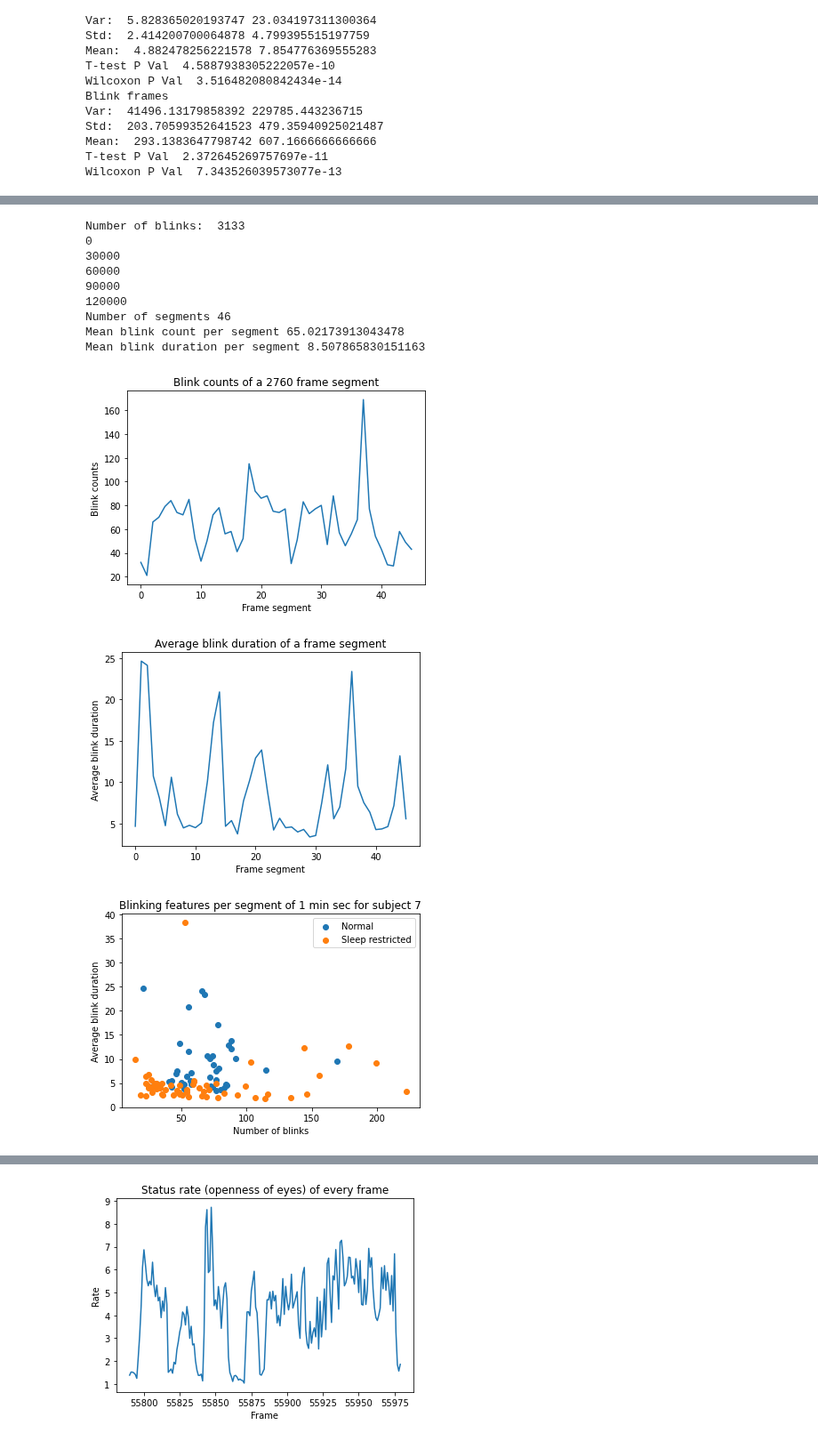
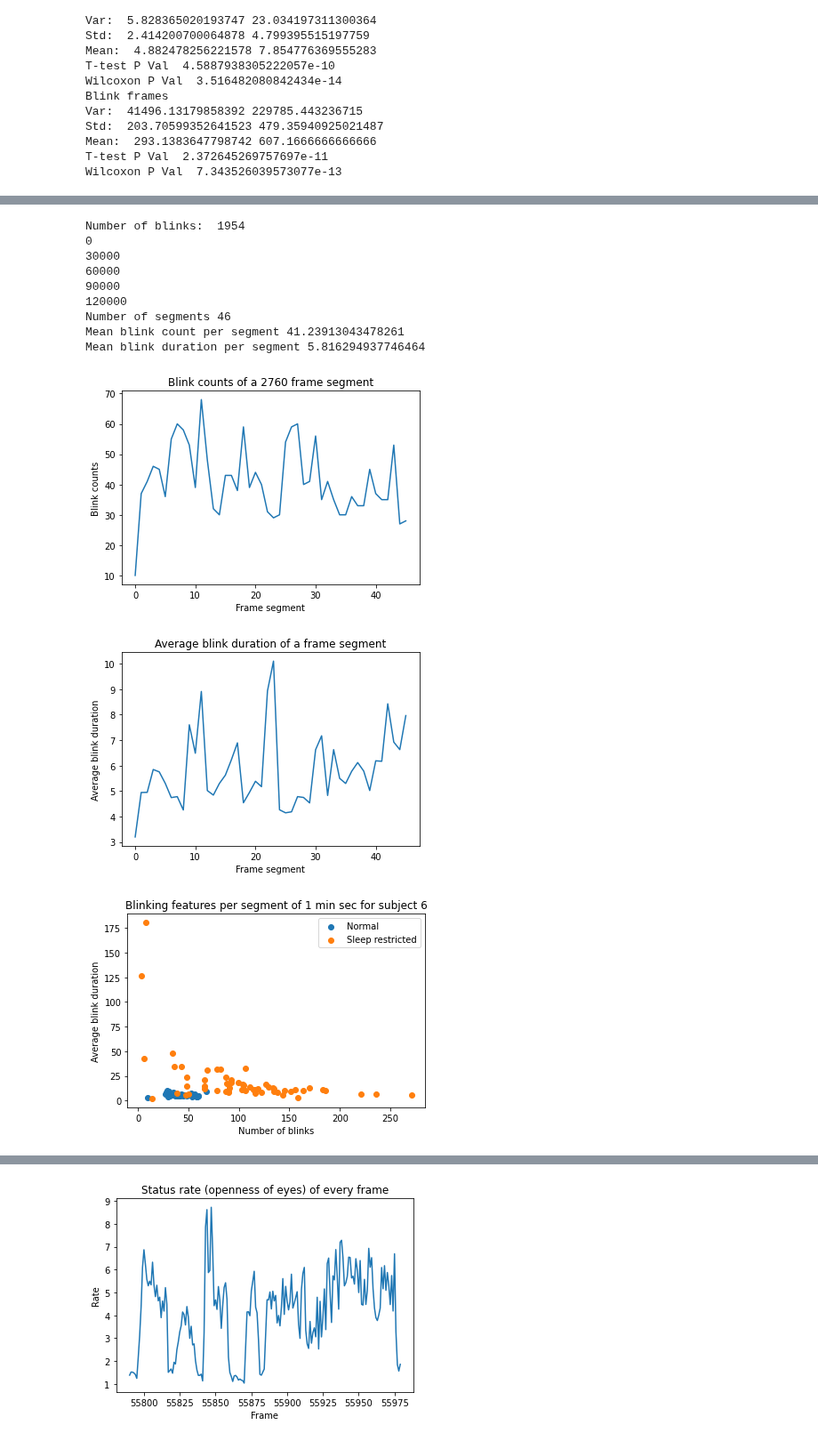
Before and after one commit to fruste/driver-drowsiness, a Jupyter notebook: code/feature_creation.ipynb, the cells around one changed output, grey strips where cells are left out. Shown at 89% size. Saved outputs shown, nothing was run; the diff lists cells and outputs as text; code cells hidden in the pictures.

Commit message:
Adding segment blink features scatter plot of subject 6

```diff
--- a/code/feature_creation.ipynb
+++ b/code/feature_creation.ipynb
@@ -76,10 +76,10 @@ def blinks_segment(blink_starts, blink_durs, video_len, segment_len):
 
     return blink_counts, average_durs
 # %%
-status_rates_sleepy, wrong_frames_sleepy = load_blinks('subject7', 'sleepy', 1)
+status_rates_sleepy, wrong_frames_sleepy = load_blinks('subject6', 'sleepy', 1)
 print("Sleepy number of frames: ", len(status_rates_sleepy))
 print("Sleepy missed faces: ", len(wrong_frames_sleepy))
-status_rates_normal, wrong_frames_normal = load_blinks('subject7', 'normal', 1)
+status_rates_normal, wrong_frames_normal = load_blinks('subject6', 'normal', 1)
 print("Normal number of frames: ", len(status_rates_normal))
 print("Normal missed faces: ", len(wrong_frames_normal))
 # %% [output]
@@ -276,29 +276,29 @@ Mean blink duration per segment 4.914923373501324
 blink_counts_normal, average_durs_normal = run_analysis(status_rates_normal, wrong_frames_normal, treshhold, segment_length)
 plot_analysis(blink_counts_normal, average_durs_normal)
 # %% [output]
-Number of blinks:  3133
+Number of blinks:  1954
 0
 30000
 60000
 90000
 120000
 Number of segments 46
-Mean blink count per segment 65.02173913043478
-Mean blink duration per segment 8.507865830151163
+Mean blink count per segment 41.23913043478261
+Mean blink duration per segment 5.816294937746464
-[figure, old version]
+[figure, new version]
-[figure, old version]
+[figure, new version]
 # %%
 # make a scatter plot of the two classes
-plt.title("Blinking features per segment of 1 min sec for subject 7")
+plt.title("Blinking features per segment of 1 min sec for subject 6")
 plt.xlabel("Number of blinks")
 plt.ylabel("Average blink duration")
 plt.scatter(blink_counts_normal, average_durs_normal, label = 'Normal')
 plt.scatter(blink_counts_sleepy, average_durs_sleepy, label = 'Sleep restricted')
 plt.legend()
-plt.savefig('../figures/scatter_plot_sub7_1min.jpg')
+plt.savefig('../figures/scatter_plot_sub6_1min.jpg')
 plt.show()
 # %% [output]
-[figure, old version]
+[figure, new version]
 # %%
 # The number of blinking frames is just a multiplication of the duration and number of blinks
 blink_frames_sleepy = list(np.multiply(np.array(blink_counts_sleepy), np.array(average_durs_sleepy)))
```
Also changed, not shown: parts of 6 cells of this notebook, 2 other files.
